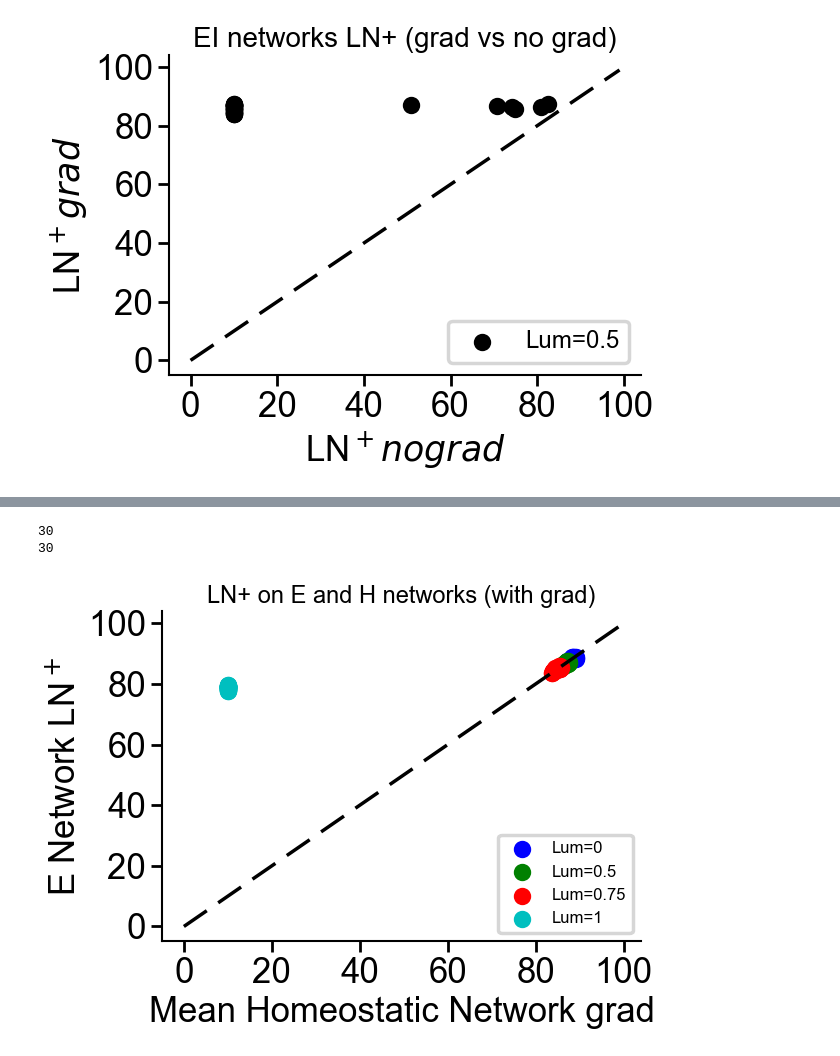
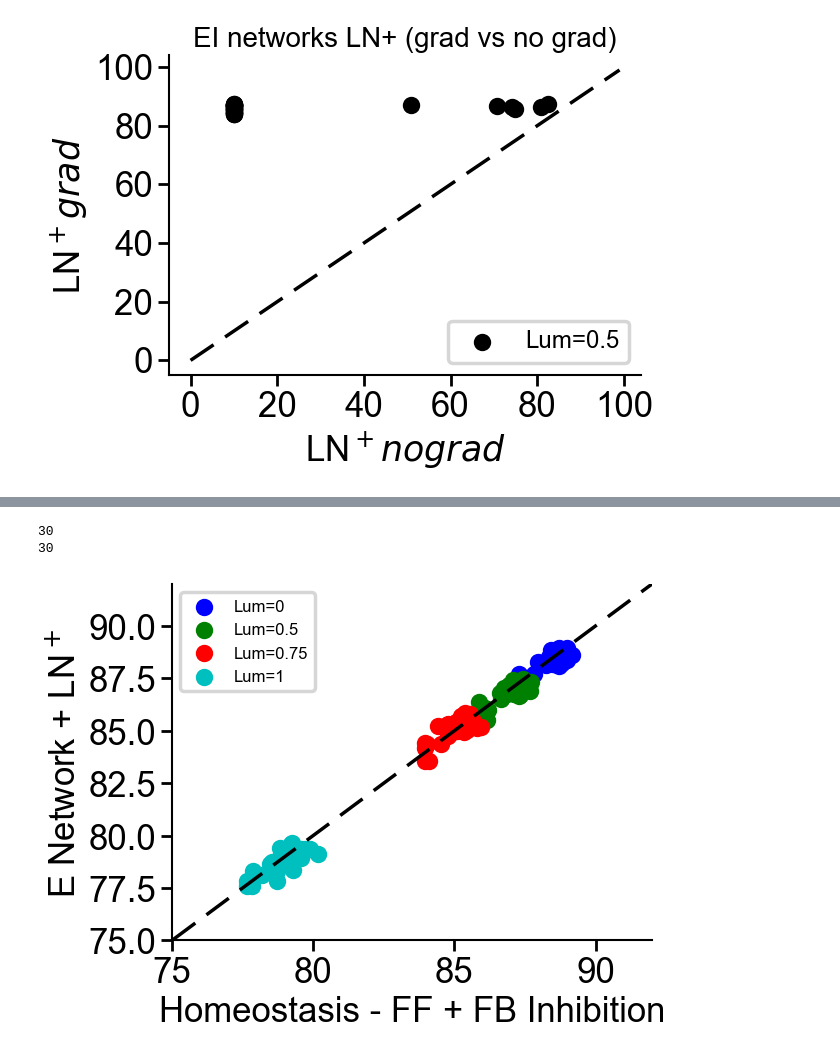
Before and after one commit to RoyHEyono/HomeostaticDANN, a Jupyter notebook: models/dense_mnist_task/notebooks/ln_norm_figures.ipynb, the cells around one changed output, grey strips where cells are left out. Saved outputs shown, nothing was run; the diff lists cells and outputs as text; code cells hidden in the pictures.

```diff
--- a/models/dense_mnist_task/notebooks/ln_norm_figures.ipynb
+++ b/models/dense_mnist_task/notebooks/ln_norm_figures.ipynb
@@ -202,7 +202,7 @@ plt.show()
 # %% [output]
 [figure]
 # %%
-bright_factor = 0.5
+bright_factor = 1
 runs_dict = dict()
 runs_dict["runs_e_network_ln"] = fetch_runs(api, entity='project_danns', project_name='Luminosity_LNHomeostasis', filters={"config.dataset": "fashionmnist",
                                                             "config.brightness_factor": bright_factor, "config.layer_norm": 1, "config.excitation_training": 1, "config.normtype_detach": 0,
@@ -226,10 +226,10 @@ runs_dict["runs_ei_network_ln_nograd"] = fetch_runs(api, entity='project_danns',
                                                             "config.brightness_factor": bright_factor, "config.layer_norm": 1, "config.excitation_training": 0, "config.normtype_detach": 1,
                                                             "config.use_testset": True}, order="-summary_metrics.test_acc")
 runs_dict["runs_mean_homeostatic_network"] = fetch_runs(api, entity='project_danns', project_name='Luminosity_LNHomeostasis', filters={"config.dataset": "fashionmnist",
-                                                            "config.brightness_factor": bf, "config.divisive_norm": 1, "config.excitation_training": 1, "config.normtype_detach": 0,
+                                                            "config.brightness_factor": bright_factor, "config.divisive_norm": 1, "config.excitation_training": 1, "config.normtype_detach": 0,
                                                             "config.homeostasis":1, "config.use_testset": True}, order="-summary_metrics.test_acc")
 runs_dict["runs_mean_homeostatic_network_nograd"] = fetch_runs(api, entity='project_danns', project_name='Luminosity_LNHomeostasis', filters={"config.dataset": "fashionmnist",
-                                                        "config.brightness_factor": bf, "config.divisive_norm": 1, "config.excitation_training": 1, "config.normtype_detach": 1,
+                                                        "config.brightness_factor": bright_factor, "config.divisive_norm": 1, "config.excitation_training": 1, "config.normtype_detach": 1,
                                                         "config.homeostasis":1, "config.use_testset": True}, order="-summary_metrics.test_acc")
 # %%
 print(len(runs_dict["runs_e_network_ln"]))
@@ -420,39 +427,39 @@ for idx, bfi in enumerate([0, 0.5, 0.75, 1]):
                                                                 "config.brightness_factor": bfi, "config.layer_norm": 1, "config.excitation_training": 1, "config.normtype_detach": 0,
                                                                 "config.use_testset": True}, order="-summary_metrics.test_acc")
     runs_dict["runs_mean_homeostatic_network"] = fetch_runs(api, entity='project_danns', project_name='Luminosity_LNHomeostasis', filters={"config.dataset": "fashionmnist",
                                                             "config.brightness_factor": bfi, "config.normtype": 0, "config.excitation_training": 1, "config.normtype_detach": 0,
                                                             "config.homeostasis":1, "config.use_testset": True}, order="-summary_metrics.test_acc")
 
     top_n = len(runs_dict["runs_e_network_ln"])
 
     for top in range(top_n):
 
         vanilla_dann_acc = runs_dict["runs_e_network_ln"][top].summary['test_acc']
 
         for rn in runs_dict["runs_mean_homeostatic_network"]:
             if same_config(rn.config, runs_dict["runs_e_network_ln"][top].config, keys=['lr', 'wd','inhib_lrs', 'momentum', 'inhib_momentum']):
                 plt.scatter(rn.summary['test_acc'], vanilla_dann_acc, color=clr[idx])
 
     plt.scatter(rn.summary['test_acc'], vanilla_dann_acc, color=clr[idx], label=f"Lum={bfi}")
 
 print(len(runs_dict["runs_e_network_ln"]))
 print(len(runs_dict["runs_mean_homeostatic_network"]))
-ax.set_xlabel(f"Mean Homeostatic Network grad", fontsize=25)
-ax.set_ylabel("E Network LN$^+$", fontsize=25)
+ax.set_xlabel(f"Homeostasis - FF + FB Inhibition", fontsize=25)
+ax.set_ylabel("E Network + LN$^+$", fontsize=25)
 # Set larger font sizes for the tick numbers
 plt.xticks(fontsize=25)
 plt.yticks(fontsize=25)
-ax.set_title(f"LN+ on E and H networks (with grad)", fontsize=17)
+# ax.set_title(f"LN+ on E and H networks (with grad)", fontsize=17)
 list_line = range(100)
-# ax.set_xlim(67, 92)
-# ax.set_ylim(67, 92)
+ax.set_xlim(75, 92)
+ax.set_ylim(75, 92)
 ax.legend(prop={'size': 12})
 ax.plot(list_line, list_line, label='y = x', color='black', linestyle='--')
 plt.show()
 # %% [output]
 30
 30
-[figure, old version]
+[figure, new version]
 # %%
 
 fig, ax = plt.subplots()
```
Also changed, not shown: parts of 8 cells of this notebook, 1 other file.
